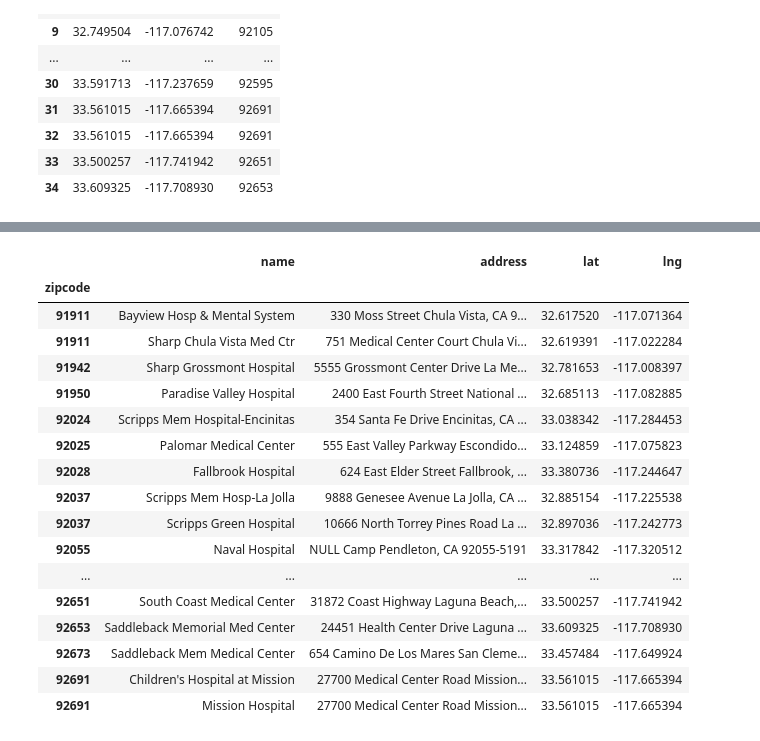
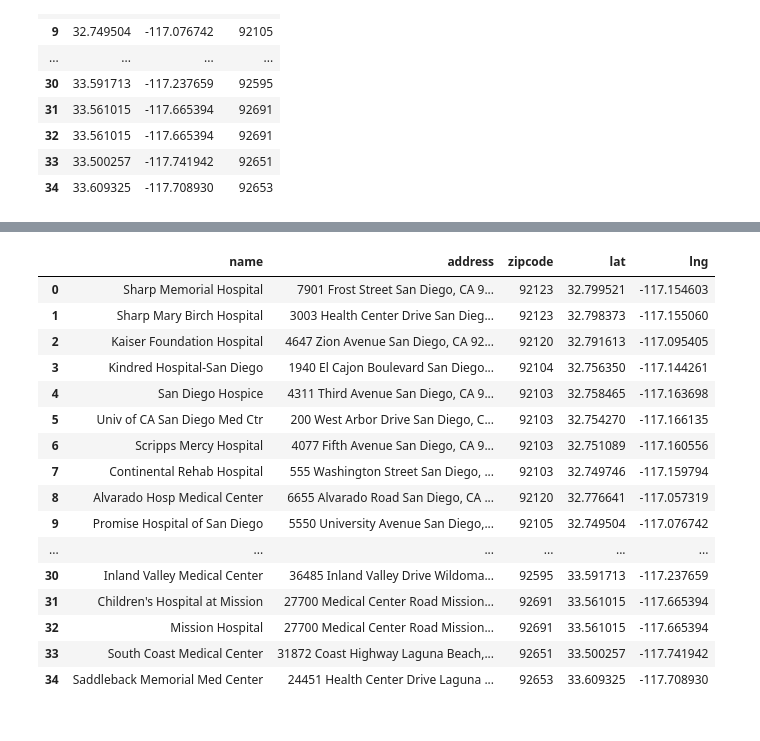
Before and after one commit to tsmtruong/final-project, a Jupyter notebook: Clean_Hospitals.ipynb, the cells around one changed output, grey strips where cells are left out. Cells and saved outputs as stored; diff of their text form; code cells hidden in the pictures.

```diff
--- a/Clean_Hospitals.ipynb
+++ b/Clean_Hospitals.ipynb
@@ -269,25 +269,22 @@ finaldf
 # %%
 finaldf.drop(['zipcode_y'], axis=1, inplace=True)
 finaldf.rename(columns={'zipcode_x':'zipcode','hospital_name':'name'}, inplace=True)
-finaldf.set_index(['zipcode'], inplace=True)
-finaldf.sort_index(inplace=True)
 finaldf
 # %% [output]
-|  | name | address | lat | lng |
-| zipcode |  |  |  |  |
-| 91911 | Bayview Hosp & Mental System | 330 Moss Street Chula Vista, CA 9... | 32.617520 | -117.071364 |
-| 91911 | Sharp Chula Vista Med Ctr | 751 Medical Center Court Chula Vi... | 32.619391 | -117.022284 |
-| 91942 | Sharp Grossmont Hospital | 5555 Grossmont Center Drive La Me... | 32.781653 | -117.008397 |
-| 91950 | Paradise Valley Hospital | 2400 East Fourth Street National ... | 32.685113 | -117.082885 |
-| 92024 | Scripps Mem Hospital-Encinitas | 354 Santa Fe Drive Encinitas, CA ... | 33.038342 | -117.284453 |
-| 92025 | Palomar Medical Center | 555 East Valley Parkway Escondido... | 33.124859 | -117.075823 |
-| 92028 | Fallbrook Hospital | 624 East Elder Street Fallbrook, ... | 33.380736 | -117.244647 |
-| 92037 | Scripps Mem Hosp-La Jolla | 9888 Genesee Avenue La Jolla, CA ... | 32.885154 | -117.225538 |
-| 92037 | Scripps Green Hospital | 10666 North Torrey Pines Road La ... | 32.897036 | -117.242773 |
-| 92055 | Naval Hospital | NULL Camp Pendleton, CA 92055-5191 | 33.317842 | -117.320512 |
-| ... | ... | ... | ... | ... |
-| 92651 | South Coast Medical Center | 31872 Coast Highway Laguna Beach,... | 33.500257 | -117.741942 |
-| 92653 | Saddleback Memorial Med Center | 24451 Health Center Drive Laguna ... | 33.609325 | -117.708930 |
-| 92673 | Saddleback Mem Medical Center | 654 Camino De Los Mares San Cleme... | 33.457484 | -117.649924 |
-| 92691 | Children's Hospital at Mission | 27700 Medical Center Road Mission... | 33.561015 | -117.665394 |
-| 92691 | Mission Hospital | 27700 Medical Center Road Mission... | 33.561015 | -117.665394 |
+|  | name | address | zipcode | lat | lng |
+| 0 | Sharp Memorial Hospital | 7901 Frost Street San Diego, CA 9... | 92123 | 32.799521 | -117.154603 |
+| 1 | Sharp Mary Birch Hospital | 3003 Health Center Drive San Dieg... | 92123 | 32.798373 | -117.155060 |
+| 2 | Kaiser Foundation Hospital | 4647 Zion Avenue San Diego, CA 92... | 92120 | 32.791613 | -117.095405 |
+| 3 | Kindred Hospital-San Diego | 1940 El Cajon Boulevard San Diego... | 92104 | 32.756350 | -117.144261 |
+| 4 | San Diego Hospice | 4311 Third Avenue San Diego, CA 9... | 92103 | 32.758465 | -117.163698 |
+| 5 | Univ of CA San Diego Med Ctr | 200 West Arbor Drive San Diego, C... | 92103 | 32.754270 | -117.166135 |
+| 6 | Scripps Mercy Hospital | 4077 Fifth Avenue San Diego, CA 9... | 92103 | 32.751089 | -117.160556 |
+| 7 | Continental Rehab Hospital | 555 Washington Street San Diego, ... | 92103 | 32.749746 | -117.159794 |
+| 8 | Alvarado Hosp Medical Center | 6655 Alvarado Road San Diego, CA ... | 92120 | 32.776641 | -117.057319 |
+| 9 | Promise Hospital of San Diego | 5550 University Avenue San Diego,... | 92105 | 32.749504 | -117.076742 |
+| ... | ... | ... | ... | ... | ... |
+| 30 | Inland Valley Medical Center | 36485 Inland Valley Drive Wildoma... | 92595 | 33.591713 | -117.237659 |
+| 31 | Children's Hospital at Mission | 27700 Medical Center Road Mission... | 92691 | 33.561015 | -117.665394 |
+| 32 | Mission Hospital | 27700 Medical Center Road Mission... | 92691 | 33.561015 | -117.665394 |
+| 33 | South Coast Medical Center | 31872 Coast Highway Laguna Beach,... | 92651 | 33.500257 | -117.741942 |
+| 34 | Saddleback Memorial Med Center | 24451 Health Center Drive Laguna ... | 92653 | 33.609325 | -117.708930 |
```
Also changed, not shown: parts of 3 cells of this notebook, 7 other files.
